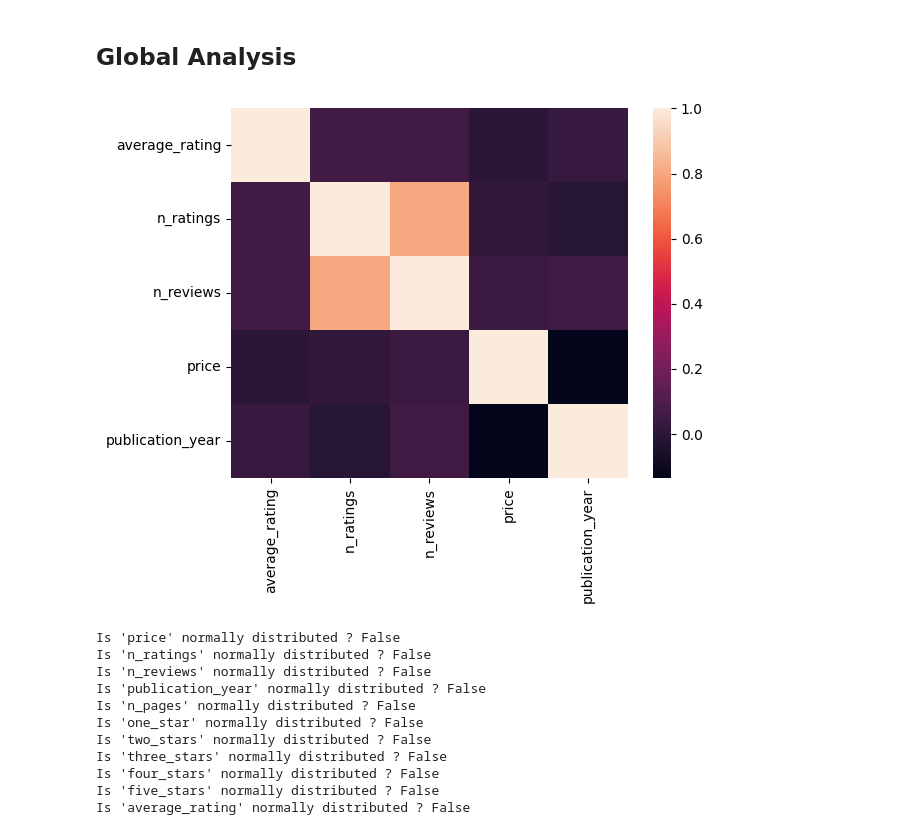
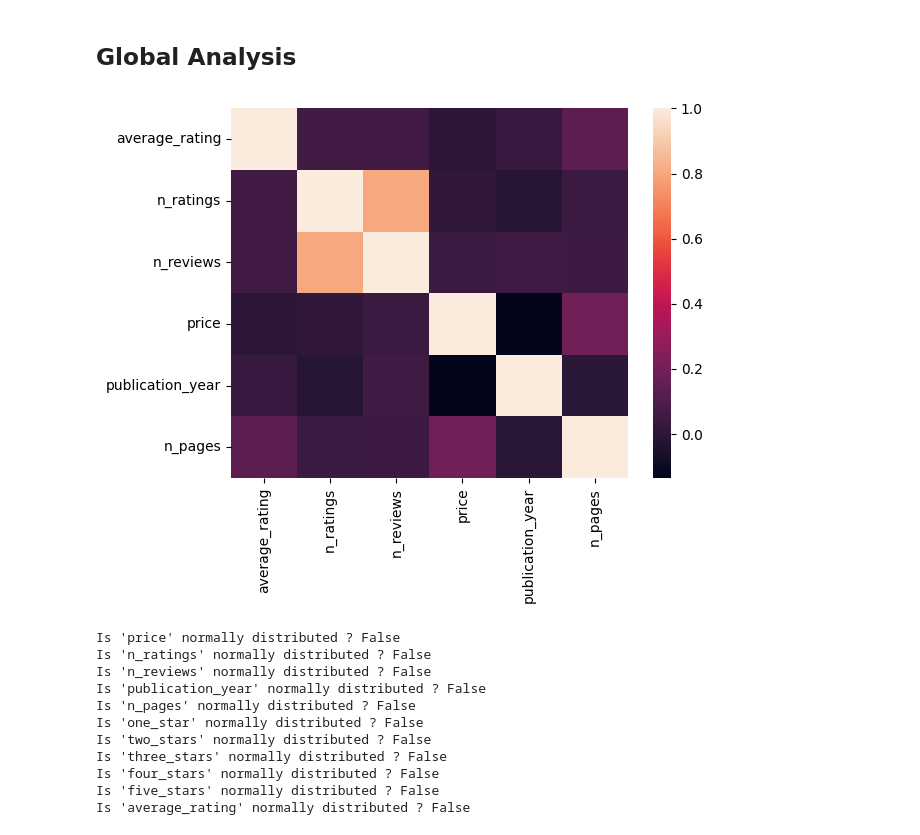
Before and after one commit to Ethan2541/Projet-DALAS, a Jupyter notebook: src/eda.ipynb, the cells around one changed output. Saved outputs shown, nothing was run; the diff lists cells and outputs as text; code cells hidden in the pictures.

```diff
--- a/src/eda.ipynb
+++ b/src/eda.ipynb
@@ -46,10 +46,10 @@ Number of books (without duplicates):  19666
 # %% [markdown]
 ## Global Analysis
 # %%
-sns.heatmap(df[["average_rating", "n_ratings", "n_reviews", "price", "publication_year"]].corr())
+sns.heatmap(df[["average_rating", "n_ratings", "n_reviews", "price", "publication_year", "n_pages"]].corr())
 plt.show()
 # %% [output]
-[figure, old version]
+[figure, new version]
 # %%
 numeric_columns = df.select_dtypes(include="number")
 
```
